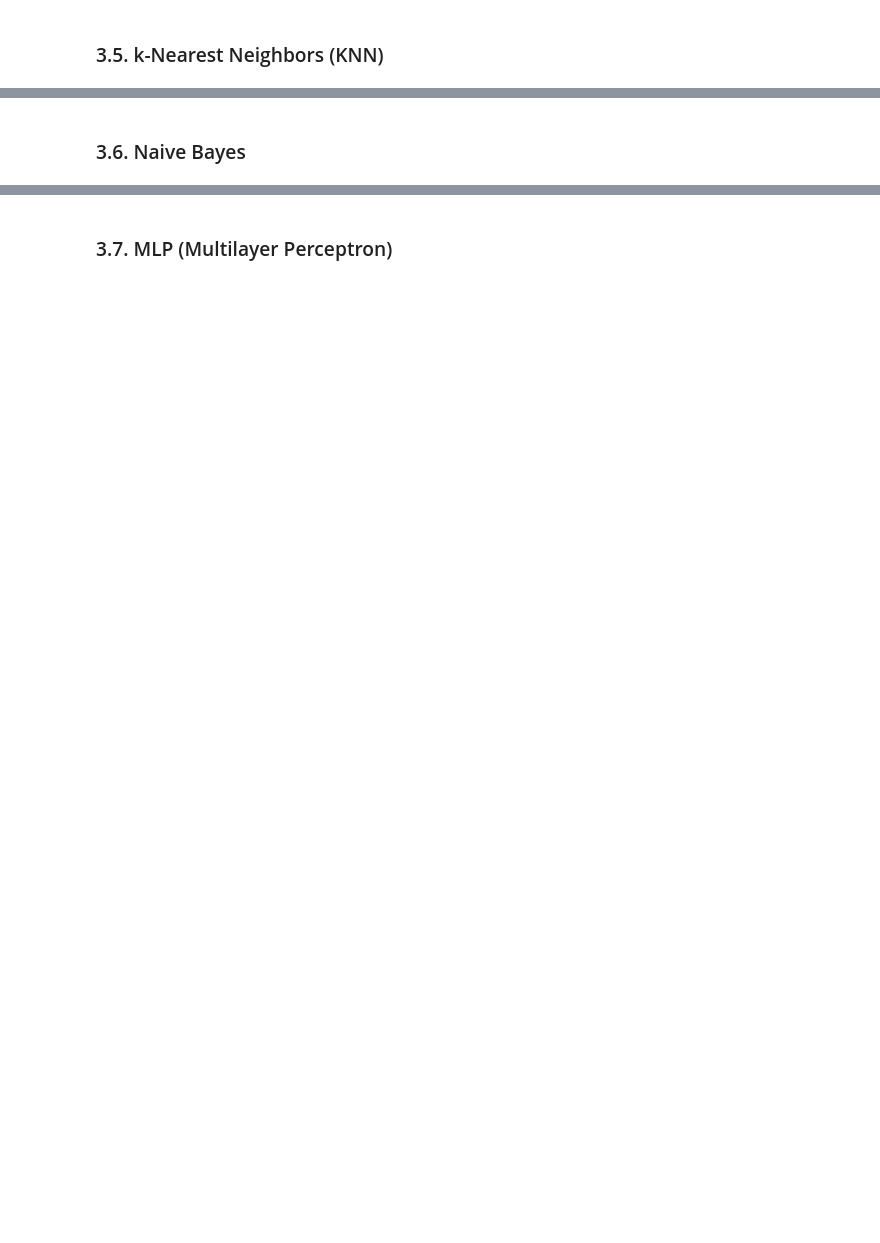
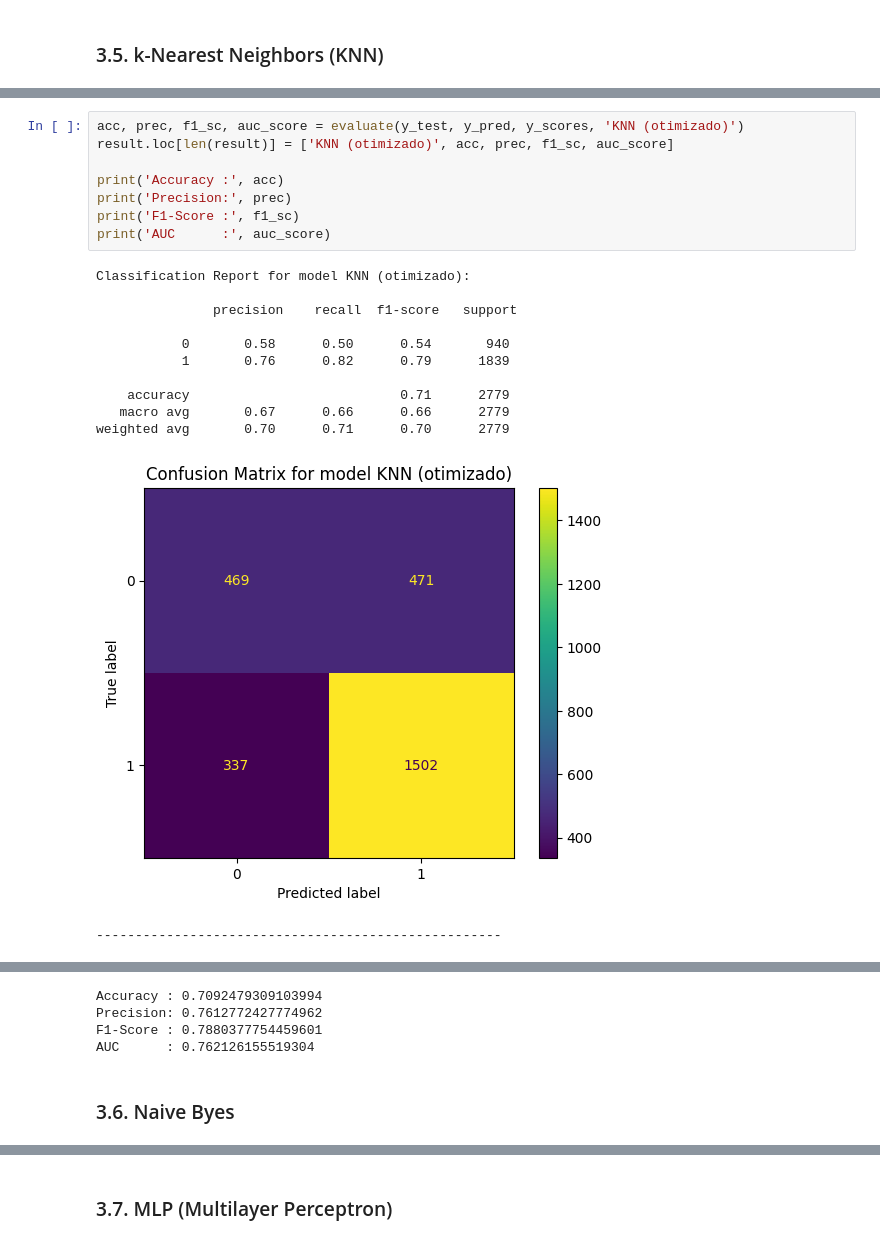
Before and after one commit to CBenini07/TCC, a Jupyter notebook: TCC_Aplicacao_modelos.ipynb, the cells around one changed output, grey strips where cells are left out. Saved outputs shown, nothing was run; the diff lists cells and outputs as text; blank space fills up the shorter version.

```diff
--- a/TCC_Aplicacao_modelos.ipynb
+++ b/TCC_Aplicacao_modelos.ipynb
@@ -696,0 +878,21 @@ Fitting 5 folds for each of 720 candidates, totalling 3600 fits
+# %%
+acc, prec, f1_sc, auc_score = evaluate(y_test, y_pred, y_scores, 'KNN (otimizado)')
+result.loc[len(result)] = ['KNN (otimizado)', acc, prec, f1_sc, auc_score]
+
+print('Accuracy :', acc)
+print('Precision:', prec)
+print('F1-Score :', f1_sc)
+print('AUC      :', auc_score)
+# %% [output]
+Classification Report for model KNN (otimizado):
+
+               precision    recall  f1-score   support
+
+           0       0.58      0.50      0.54       940
+           1       0.76      0.82      0.79      1839
+
+    accuracy                           0.71      2779
+   macro avg       0.67      0.66      0.66      2779
+weighted avg       0.70      0.71      0.70      2779
+[figure, added]
+----------------------------------------------------
@@ -697,2 +900,6 @@ Fitting 5 folds for each of 720 candidates, totalling 3600 fits
+Accuracy : 0.7092479309103994
+Precision: 0.7612772427774962
+F1-Score : 0.7880377754459601
+AUC      : 0.762126155519304
 # %% [markdown]
-### 3.6. Naive Bayes
+### 3.6. Naive Byes
```
Also changed, not shown: parts of 18 cells of this notebook.
